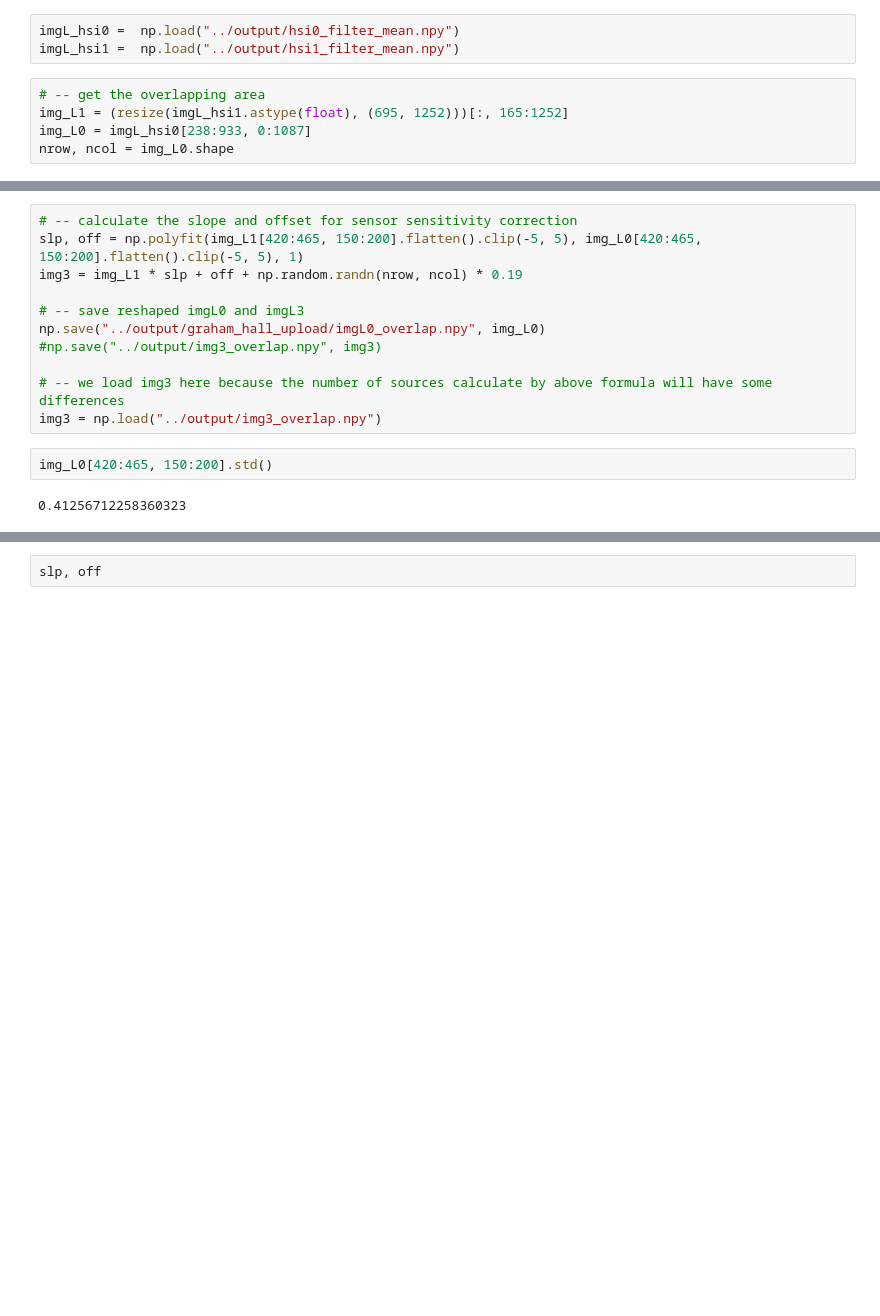
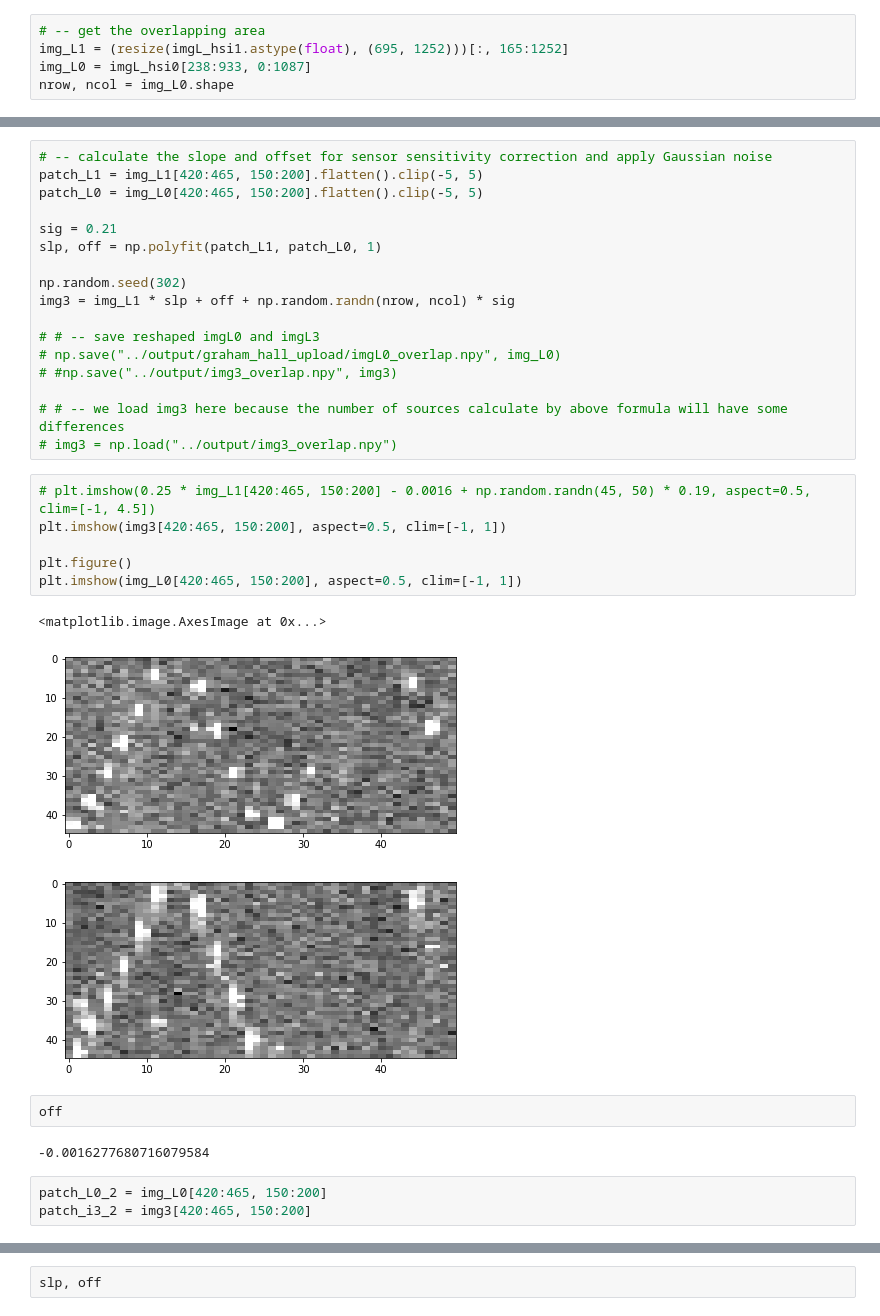
Before and after one commit to gdobler/lighting-tech-changeover, a Jupyter notebook: ltco/Sensor_Sensitivity_Correction.ipynb, the cells around one changed output, grey strips where cells are left out. Drawn from its saved outputs; the diff is of its cells as text; blank space fills up the shorter version.

```diff
--- a/ltco/Sensor_Sensitivity_Correction.ipynb
+++ b/ltco/Sensor_Sensitivity_Correction.ipynb
@@ -51,6 +43,3 @@ np.save("../output/hsi1_filter_mean.npy", imgL_hsi1)
-# %%
-imgL_hsi0 =  np.load("../output/hsi0_filter_mean.npy")
-imgL_hsi1 =  np.load("../output/hsi1_filter_mean.npy")
 # %%
 # -- get the overlapping area
 img_L1 = (resize(imgL_hsi1.astype(float), (695, 1252)))[:, 165:1252]
@@ -67,17 +55,36 @@ ax.add_patch(rect)
 <matplotlib.patches.Rectangle at 0x...>
 [figure]
 # %%
-# -- calculate the slope and offset for sensor sensitivity correction
-slp, off = np.polyfit(img_L1[420:465, 150:200].flatten().clip(-5, 5), img_L0[420:465, 150:200].flatten().clip(-5, 5), 1)
-img3 = img_L1 * slp + off + np.random.randn(nrow, ncol) * 0.19
+# -- calculate the slope and offset for sensor sensitivity correction and apply Gaussian noise
+patch_L1 = img_L1[420:465, 150:200].flatten().clip(-5, 5)
+patch_L0 = img_L0[420:465, 150:200].flatten().clip(-5, 5)
 
-# -- save reshaped imgL0 and imgL3
-np.save("../output/graham_hall_upload/imgL0_overlap.npy", img_L0)
-#np.save("../output/img3_overlap.npy", img3)
+sig = 0.21
+slp, off = np.polyfit(patch_L1, patch_L0, 1)
 
-# -- we load img3 here because the number of sources calculate by above formula will have some differences
-img3 = np.load("../output/img3_overlap.npy")
+np.random.seed(302)
+img3 = img_L1 * slp + off + np.random.randn(nrow, ncol) * sig
+
+# # -- save reshaped imgL0 and imgL3
+# np.save("../output/graham_hall_upload/imgL0_overlap.npy", img_L0)
+# #np.save("../output/img3_overlap.npy", img3)
+
+# # -- we load img3 here because the number of sources calculate by above formula will have some differences
+# img3 = np.load("../output/img3_overlap.npy")
+# %%
+# plt.imshow(0.25 * img_L1[420:465, 150:200] - 0.0016 + np.random.randn(45, 50) * 0.19, aspect=0.5, clim=[-1, 4.5])
+plt.imshow(img3[420:465, 150:200], aspect=0.5, clim=[-1, 1])
+
+plt.figure()
+plt.imshow(img_L0[420:465, 150:200], aspect=0.5, clim=[-1, 1])
+# %% [output]
+<matplotlib.image.AxesImage at 0x...>
+[figure, added]
+[figure, added]
+# %%
+off
+# %% [output]
+-0.0016277680716079584
 # %%
-img_L0[420:465, 150:200].std()
+patch_L0_2 = img_L0[420:465, 150:200]
+patch_i3_2 = img3[420:465, 150:200]
-# %% [output]
-0.41256712258360323
```
Also changed, not shown: parts of 10 cells of this notebook.
